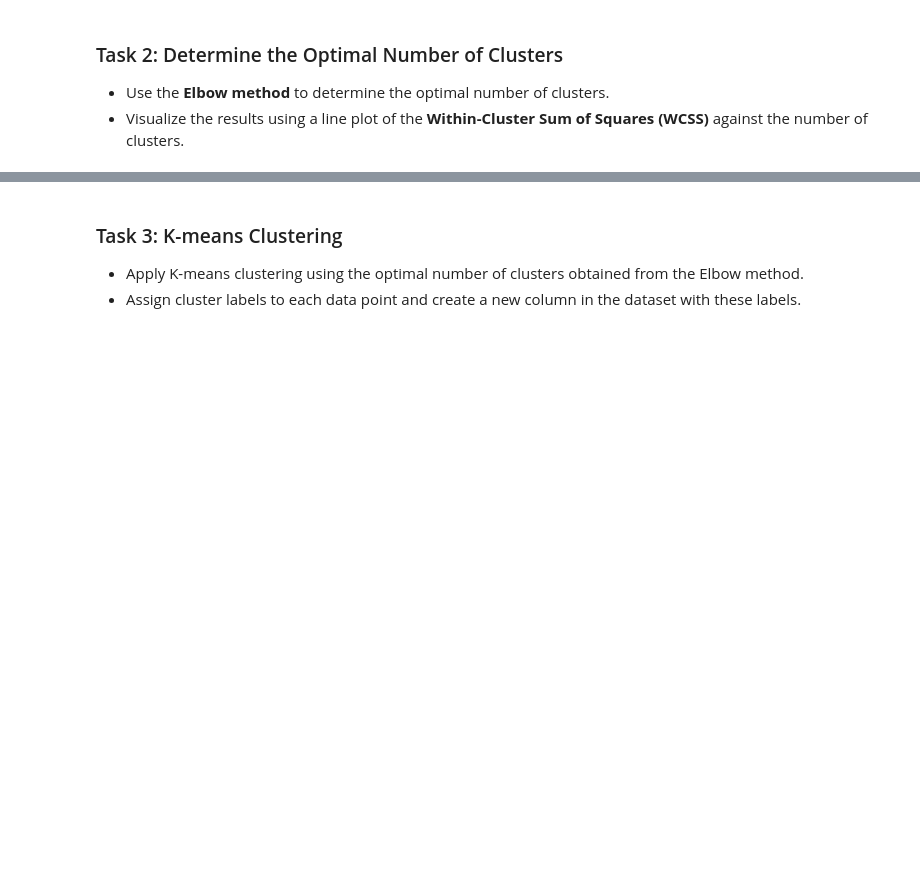
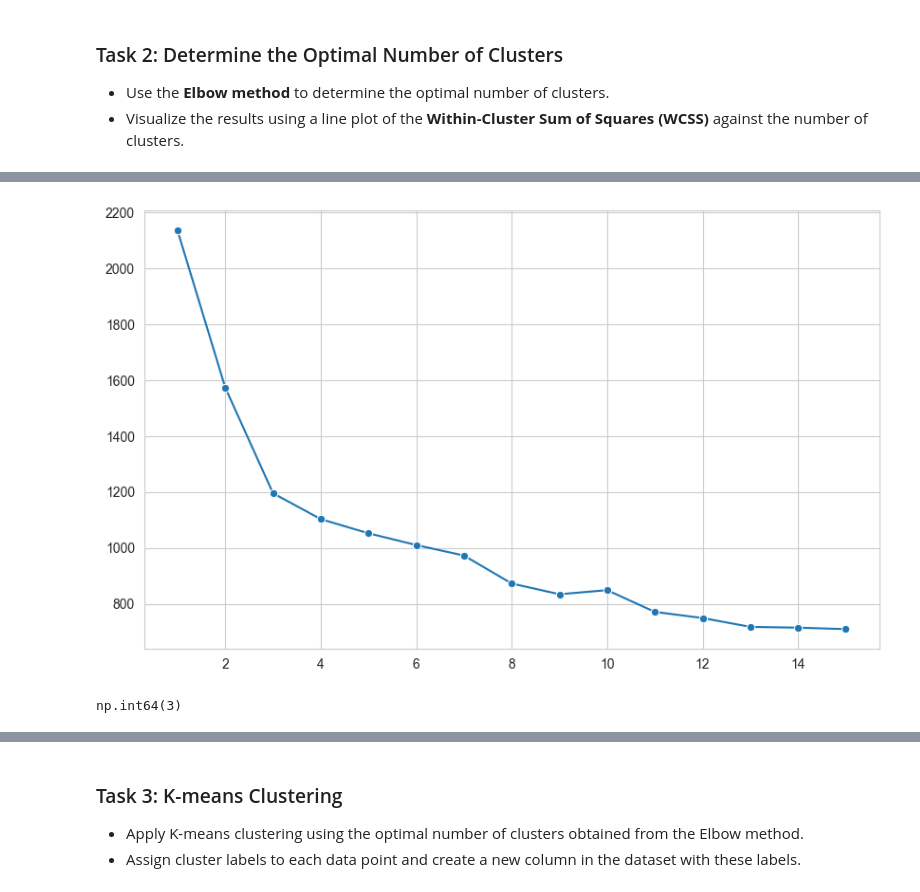
Before and after one commit to mohammadkhorshed/DS-ML-Assignments, a Jupyter notebook: assignment_07.ipynb, the cells around one changed output, grey strips where cells are left out. Saved outputs shown, nothing was run; the diff lists cells and outputs as text; code cells hidden in the pictures; blank space fills up the shorter version.

```diff
--- a/assignment_07.ipynb
+++ b/assignment_07.ipynb
@@ -160,0 +166,8 @@ X_scaled = scaler.fit_transform(X)
+# %%
+wcss = []
+for i in range(1, 16):
+    km = KMeans(n_clusters=i)
+    km.fit_predict(X_scaled)
+    wcss.append(km.inertia_)
+
+wcss
@@ -160,0 +190,6 @@ X_scaled = scaler.fit_transform(X)
+# %%
+plt.figure(figsize=(10, 6))
+sns.lineplot(x=range(1,16), y=wcss, marker='o')
+plt.show()
+# %% [output]
+[figure, added]
@@ -160,0 +199,4 @@ X_scaled = scaler.fit_transform(X)
+# %%
+kne.knee
+# %% [output]
+np.int64(3)
```
Also changed, not shown: parts of 9 cells of this notebook.
